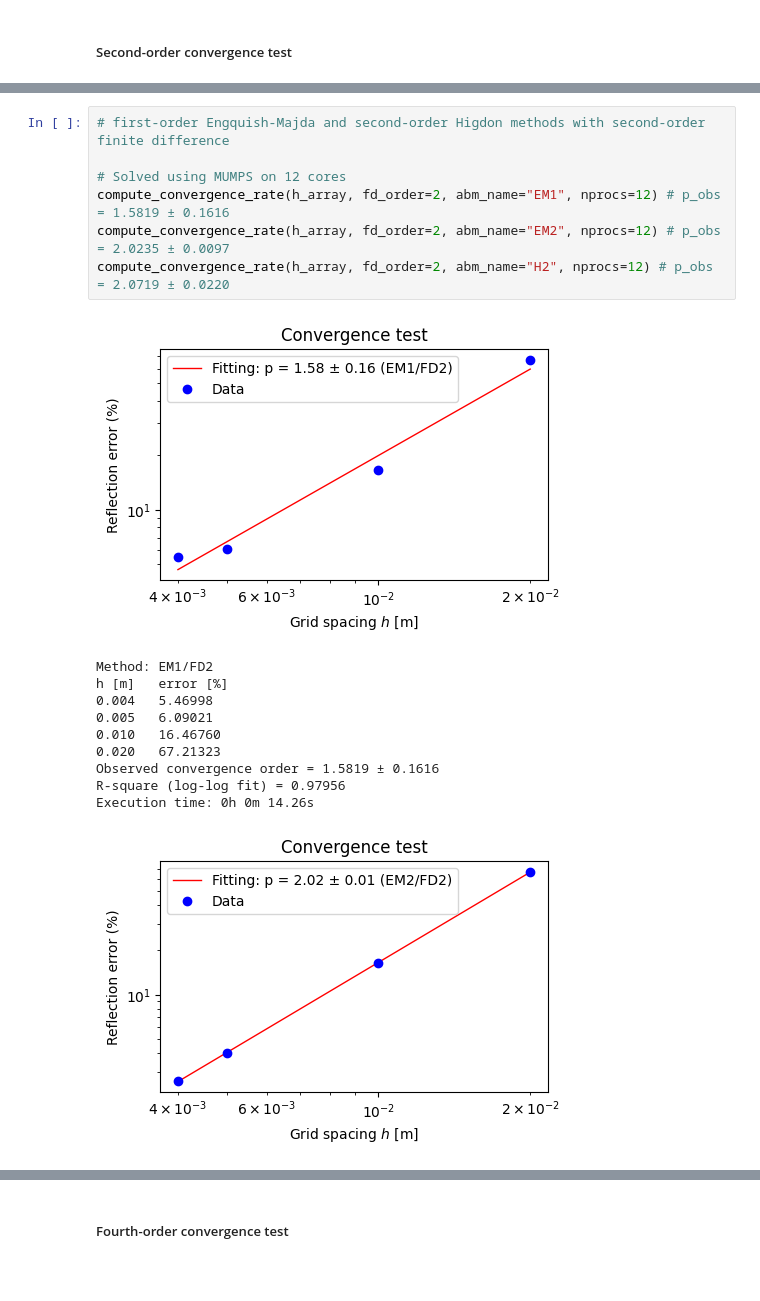
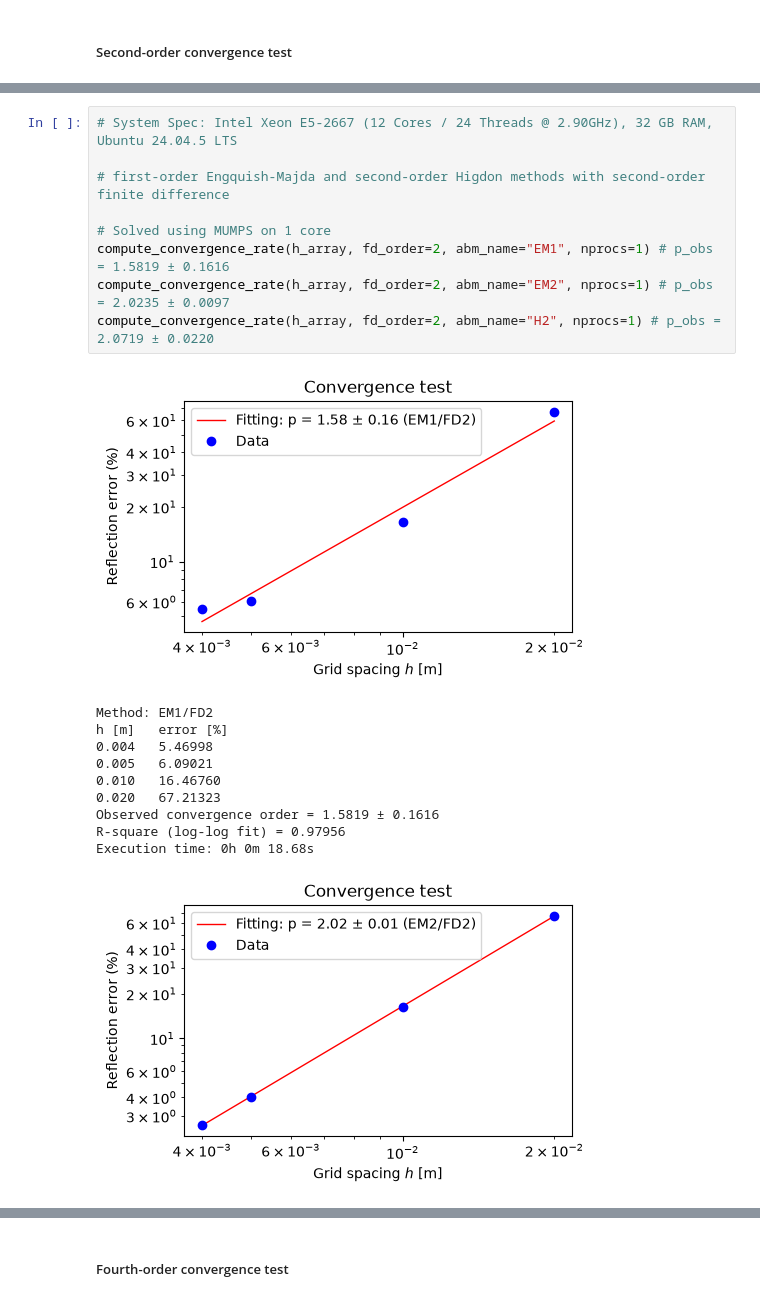
Before and after one commit to chaiwoot/PyHelmholtz, a Jupyter notebook: examples/example1.ipynb, the cells around one changed output, grey strips where cells are left out. Drawn from its saved outputs; the diff is of its cells as text; blank space fills up the shorter version.

```diff
--- a/examples/example1.ipynb
+++ b/examples/example1.ipynb
@@ -149,14 +149,16 @@ h [m]   error [%]
 Observed convergence order = 2.0235 ± 0.0097
 R-square (log-log fit) = 0.99995
 # %%
+# System Spec: Intel Xeon E5-2667 (12 Cores / 24 Threads @ 2.90GHz), 32 GB RAM, Ubuntu 24.04.5 LTS
+
 # first-order Engquish-Majda and second-order Higdon methods with second-order finite difference
 
-# Solved using MUMPS on 12 cores
-compute_convergence_rate(h_array, fd_order=2, abm_name="EM1", nprocs=12) # p_obs = 1.5819 ± 0.1616
-compute_convergence_rate(h_array, fd_order=2, abm_name="EM2", nprocs=12) # p_obs = 2.0235 ± 0.0097
-compute_convergence_rate(h_array, fd_order=2, abm_name="H2", nprocs=12) # p_obs = 2.0719 ± 0.0220
+# Solved using MUMPS on 1 core
+compute_convergence_rate(h_array, fd_order=2, abm_name="EM1", nprocs=1) # p_obs = 1.5819 ± 0.1616
+compute_convergence_rate(h_array, fd_order=2, abm_name="EM2", nprocs=1) # p_obs = 2.0235 ± 0.0097
+compute_convergence_rate(h_array, fd_order=2, abm_name="H2", nprocs=1) # p_obs = 2.0719 ± 0.0220
 # %% [output]
-[figure, old version]
+[figure, new version]
 Method: EM1/FD2
 h [m]   error [%]
 0.004   5.46998
@@ -165,8 +167,8 @@ h [m]   error [%]
 0.020   67.21323
 Observed convergence order = 1.5819 ± 0.1616
 R-square (log-log fit) = 0.97956
-Execution time: 0h 0m 14.26s
+Execution time: 0h 0m 18.68s
-[figure, old version]
+[figure, new version]
 Method: EM2/FD2
 h [m]   error [%]
 0.004   2.59830
```
Also changed, not shown: parts of 9 cells of this notebook.
